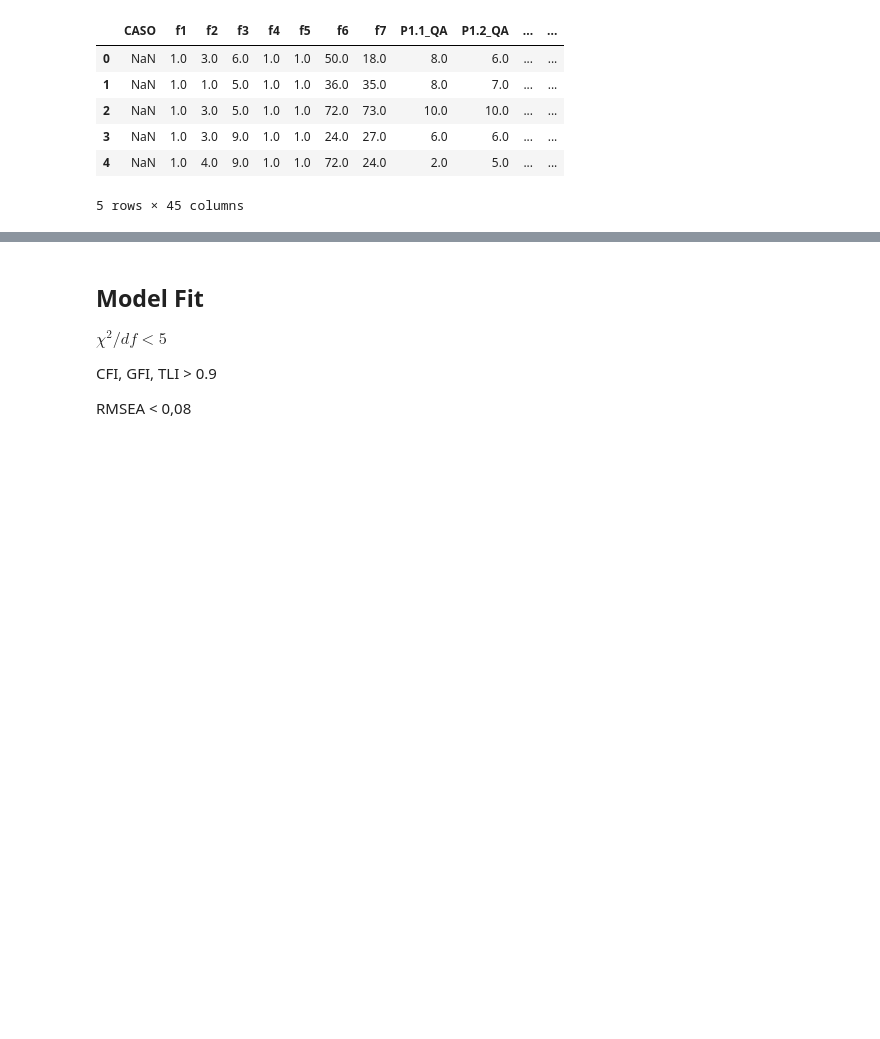
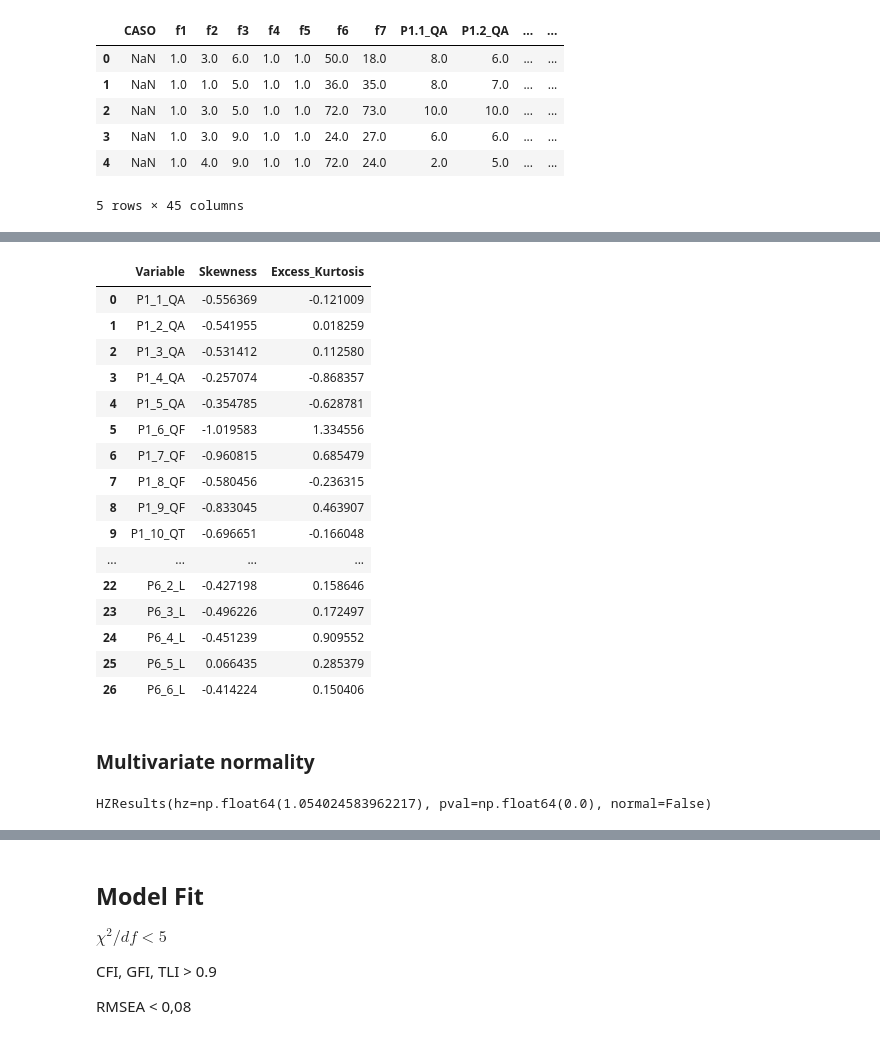
Before and after one commit to VictorValar/python-structural-equation-modeling-guide, a Jupyter notebook: practice 1/practice_1.ipynb, the cells around one changed output, grey strips where cells are left out. Cells and saved outputs as stored; diff of their text form; code cells hidden in the pictures; blank space fills up the shorter version.

```diff
--- a/practice 1/practice_1.ipynb
+++ b/practice 1/practice_1.ipynb
@@ -33,0 +65,45 @@ clean_df.rename(columns=lambda c: c.replace('C', 'F'), inplace=True)
+# %%
+from scipy.stats import skew, kurtosis
+import pandas as pd
+
+normality_results = []
+
+for column in clean_df.columns:
+    data = clean_df[column].dropna()
+    skewness = skew(data)
+    excess_kurtosis = kurtosis(data, fisher=True)  # Fisher=True gives excess kurtosis
+    normality_results.append({
+        'Variable': column,
+        'Skewness': skewness,
+        'Excess_Kurtosis': excess_kurtosis
+    })
+
+normality_df = pd.DataFrame(normality_results)
+normality_df
+# %% [output]
+|  | Variable | Skewness | Excess_Kurtosis |
+| 0 | P1_1_QA | -0.556369 | -0.121009 |
+| 1 | P1_2_QA | -0.541955 | 0.018259 |
+| 2 | P1_3_QA | -0.531412 | 0.112580 |
+| 3 | P1_4_QA | -0.257074 | -0.868357 |
+| 4 | P1_5_QA | -0.354785 | -0.628781 |
+| 5 | P1_6_QF | -1.019583 | 1.334556 |
+| 6 | P1_7_QF | -0.960815 | 0.685479 |
+| 7 | P1_8_QF | -0.580456 | -0.236315 |
+| 8 | P1_9_QF | -0.833045 | 0.463907 |
+| 9 | P1_10_QT | -0.696651 | -0.166048 |
+| ... | ... | ... | ... |
+| 22 | P6_2_L | -0.427198 | 0.158646 |
+| 23 | P6_3_L | -0.496226 | 0.172497 |
+| 24 | P6_4_L | -0.451239 | 0.909552 |
+| 25 | P6_5_L | 0.066435 | 0.285379 |
+| 26 | P6_6_L | -0.414224 | 0.150406 |
+# %% [markdown]
+### Multivariate normality
+# %%
+from pingouin import multivariate_normality
+
+result = multivariate_normality(clean_df, alpha=0.05)
+result
+# %% [output]
+HZResults(hz=np.float64(1.054024583962217), pval=np.float64(0.0), normal=False)
```
Also changed, not shown: parts of 15 cells of this notebook, 2 other files.
